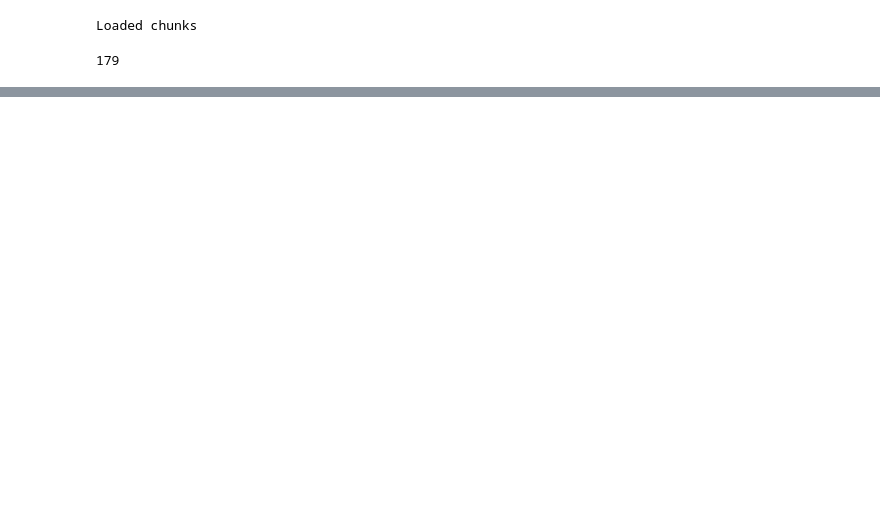
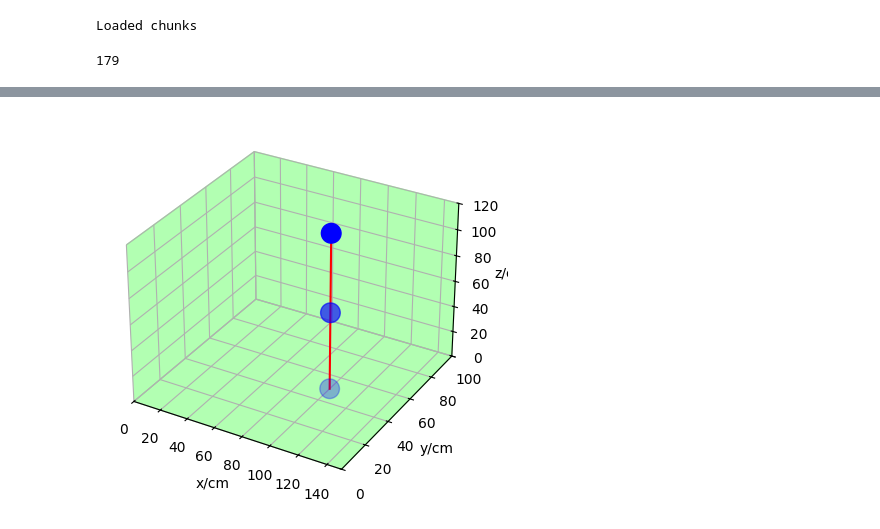
Before and after one commit to bullet-with-butterfly-wings/anubis, a Jupyter notebook: Visual.ipynb, the cells around one changed output, grey strips where cells are left out. Drawn from its saved outputs; the diff is of its cells as text; code cells hidden in the pictures; blank space fills up the shorter version.

Commit message:
Visual

```diff
--- a/Visual.ipynb
+++ b/Visual.ipynb
@@ -96,3 +94,42 @@ for image in images:
 
 cv2.destroyAllWindows()
 video.release()
+# %%
+import matplotlib.pyplot as plt
+from mpl_toolkits.mplot3d import Axes3D
+import numpy as np
+
+# Create a figure
+fig = plt.figure()
+ax = fig.add_subplot(111, projection='3d')
+
+# Define the coordinates for the points
+x = [100, 100, 100]
+y = [50, 50, 50]
+z = [0, 60, 120]
+
+# Plot the points as blue spheres
+ax.scatter(x, y, z, color='blue', s=200)
+
+# Connect the points with a red line
+ax.plot(x, y, z, color='red')
+
+# Set axis labels
+ax.set_xlabel('x/cm')
+ax.set_ylabel('y/cm')
+ax.set_zlabel('z/cm')
+
+# Set axis limits
+ax.set_xlim([0, 150])
+ax.set_ylim([0, 100])
+ax.set_zlim([0, 120])
+
+# Set background color (optional)
+ax.xaxis.set_pane_color((0.5, 1, 0.5, 0.6)) # Greenish
+ax.yaxis.set_pane_color((0.5, 1, 0.5, 0.6)) # Greenish
+ax.zaxis.set_pane_color((0.5, 1, 0.5, 0.6)) # Greenish
+
+# Show the plot
+plt.show()
+# %% [output]
+[figure, added]
```
Also changed, not shown: parts of 3 cells of this notebook, 5 other files.
